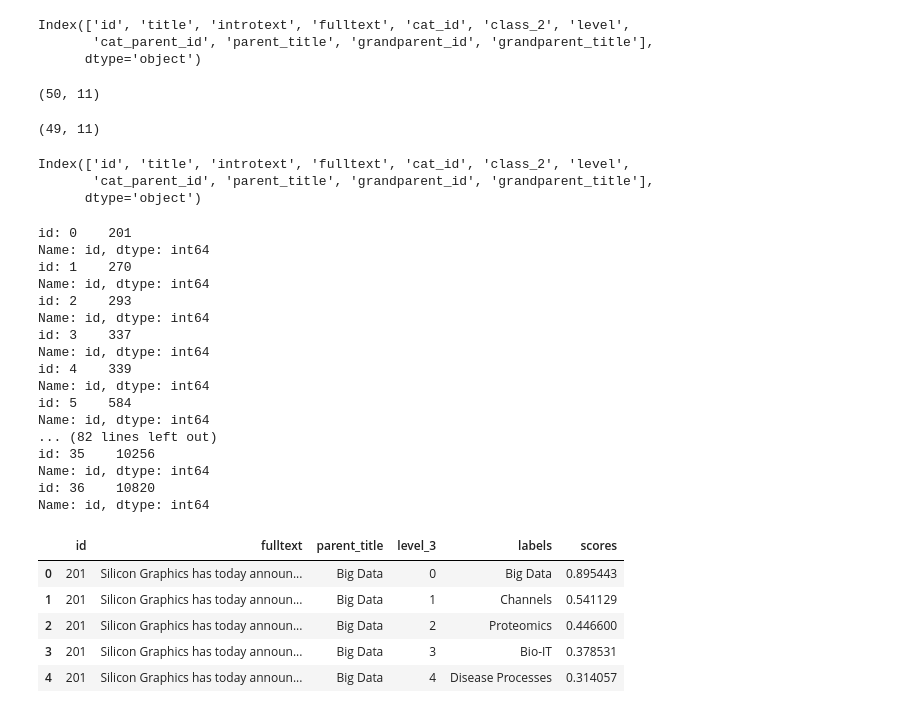
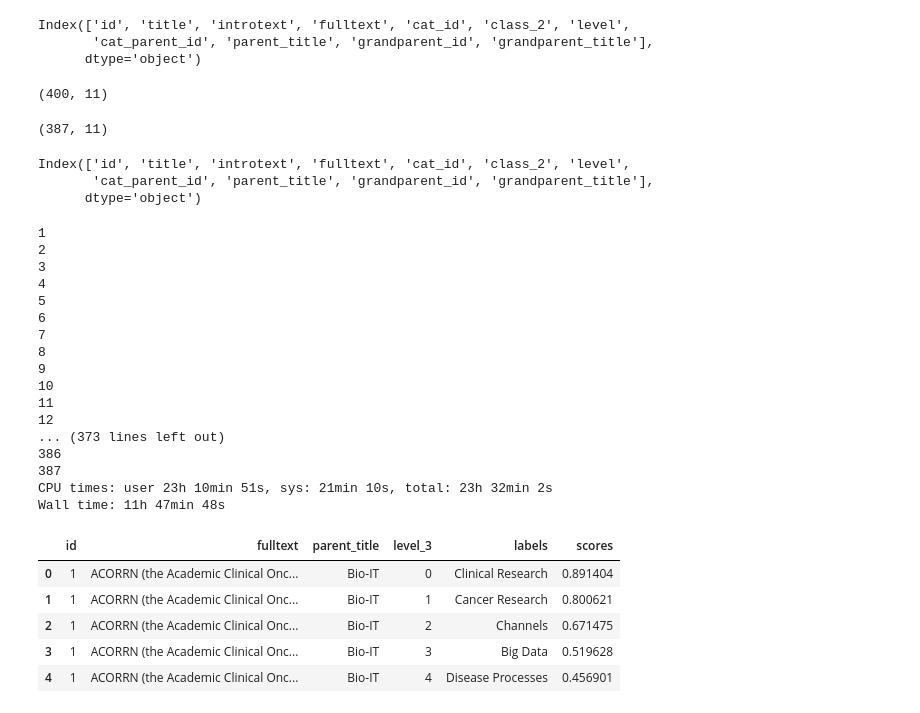
Before and after one commit to venkatasubramani/pubmed_nlp_recommender_system, a Jupyter notebook: nlp-nebuli-hf.ipynb, the cells around one changed output. Saved outputs shown, nothing was run; the diff lists cells and outputs as text; code cells hidden in the pictures.

```diff
--- a/nlp-nebuli-hf.ipynb
+++ b/nlp-nebuli-hf.ipynb
@@ -31,7 +33,7 @@ caused by: ['/opt/conda/lib/python3.10/site-packages/tensorflow_io/python/ops/li
 # %%
 data_df = pd.read_csv('/kaggle/input/thesis-data/Nebuli_data.csv',index_col=0)
 candidate_labels = list(data_df['parent_title'].unique())
-data_df = data_df.head(50)
+data_df = data_df.head(400)
 print(data_df.shape)
 data_df.head()
 # %% [output]
@@ -55,12 +61,12 @@ Index(['id', 'title', 'introtext', 'fulltext', 'cat_id', 'class_2', 'level',
 # %%
 data_df.shape
 # %% [output]
-(50, 11)
+(400, 11)
 # %%
 data_df = data_df[data_df['fulltext'].isnull()==False]
 print(data_df.shape)
 # %% [output]
-(49, 11)
+(387, 11)
 # %%
 data_df.columns
 # %% [output]
@@ -70,37 +83,40 @@ Index(['id', 'title', 'introtext', 'fulltext', 'cat_id', 'class_2', 'level',
 # %%
+%%time
+i=0
 classifier = pipeline("zero-shot-classification", model="facebook/bart-large-mnli")
 def classify(seq):
-    print('id:',seq['id'])
-#     candidate_labels = list(data_df['parent_title'].unique())
+    global i
+    i+=1
+    print(i)
     res = classifier(list(seq['fulltext']), candidate_labels,multi_label = True)
     df = pd.DataFrame({'labels':res[0]['labels'],'scores':res[0]['scores']})
     return df
 
 df = data_df.groupby(['id','fulltext','parent_title']).apply(classify).reset_index()
 df.head()
 # %% [output]
-id: 0    201
-Name: id, dtype: int64
-id: 1    270
-Name: id, dtype: int64
-id: 2    293
-Name: id, dtype: int64
-id: 3    337
-Name: id, dtype: int64
-id: 4    339
-Name: id, dtype: int64
-id: 5    584
-Name: id, dtype: int64
-... (82 lines left out)
-id: 35    10256
-Name: id, dtype: int64
-id: 36    10820
-Name: id, dtype: int64
+1
+2
+3
+4
+5
+6
+7
+8
+9
+10
+11
+12
+... (373 lines left out)
+386
+387
+CPU times: user 23h 10min 51s, sys: 21min 10s, total: 23h 32min 2s
+Wall time: 11h 47min 48s
 |  | id | fulltext | parent_title | level_3 | labels | scores |
-| 0 | 201 | Silicon Graphics has today announ... | Big Data | 0 | Big Data | 0.895443 |
-| 1 | 201 | Silicon Graphics has today announ... | Big Data | 1 | Channels | 0.541129 |
-| 2 | 201 | Silicon Graphics has today announ... | Big Data | 2 | Proteomics | 0.446600 |
-| 3 | 201 | Silicon Graphics has today announ... | Big Data | 3 | Bio-IT | 0.378531 |
-| 4 | 201 | Silicon Graphics has today announ... | Big Data | 4 | Disease Processes | 0.314057 |
+| 0 | 1 | ACORRN (the Academic Clinical Onc... | Bio-IT | 0 | Clinical Research | 0.891404 |
+| 1 | 1 | ACORRN (the Academic Clinical Onc... | Bio-IT | 1 | Cancer Research | 0.800621 |
+| 2 | 1 | ACORRN (the Academic Clinical Onc... | Bio-IT | 2 | Channels | 0.671475 |
+| 3 | 1 | ACORRN (the Academic Clinical Onc... | Bio-IT | 3 | Big Data | 0.519628 |
+| 4 | 1 | ACORRN (the Academic Clinical Onc... | Bio-IT | 4 | Disease Processes | 0.456901 |
 # %%
 df.to_csv('output.csv')
```
Also changed, not shown: parts of 4 cells of this notebook.
